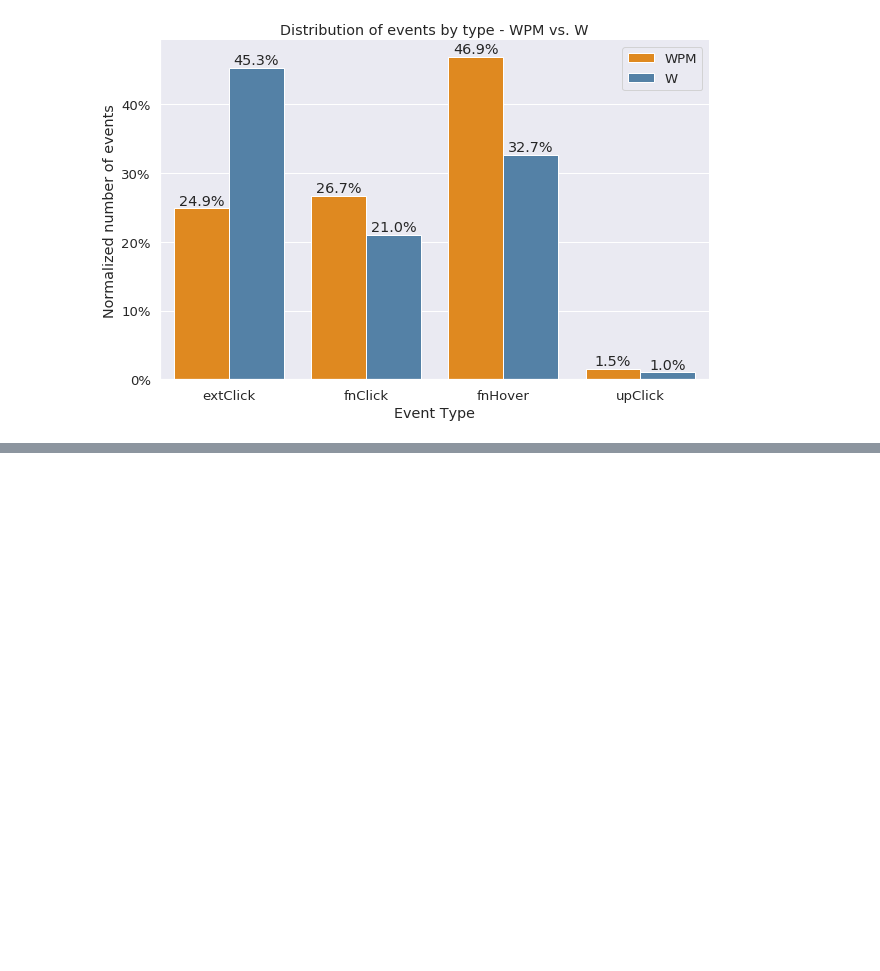
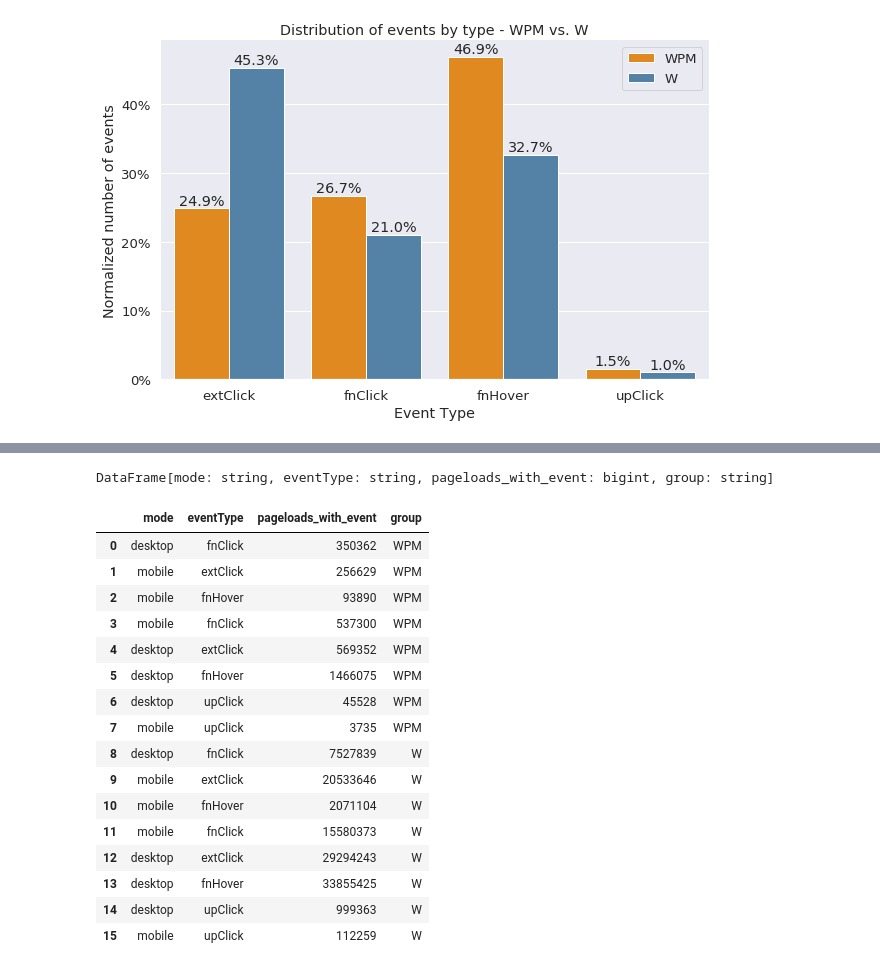
Before and after one commit to elifesciences-publications/wiki-citation-usage, a Jupyter notebook: notebooks/events--overview.ipynb, the cells around one changed output, grey strips where cells are left out. Drawn from its saved outputs; the diff is of its cells as text; code cells hidden in the pictures; blank space fills up the shorter version.

```diff
--- a/notebooks/events--overview.ipynb
+++ b/notebooks/events--overview.ipynb
@@ -351,0 +391,55 @@ plt.savefig("events_distribution.pdf")
+# %%
+wpm_events_query = """
+SELECT mode, action AS eventType, COUNT(*) count
+FROM citationusage
+WHERE wiki = 'enwiki'
+AND page_id IN (SELECT page_id FROM ryanmax.population_wpm_pages_with_extlinks)
+{}
+AND day = {}
+AND month = {}
+AND year = {}
+AND useragent_is_bot = FALSE
+GROUP BY mode, action
+"""
+
+wpm_events_rdd = sc.emptyRDD()
+for d in daterange(start_date, end_date):
+    dt = date_to_dt(d)
+    daily_wpm_events = spark.sql(
+        wpm_events_query.format(event_exclusion_sql, d.day, d.month, d.year))
+    wpm_events_rdd = wpm_events_rdd.union(daily_wpm_events.rdd)
+
+wpm_events_merged = sqlContext.createDataFrame(wpm_events_rdd)
+
+wpm_events_merged.registerTempTable("wpm_events_merged")
+merge_events_query = """
+SELECT mode, eventType, SUM(count) as pageloads_with_event, 'WPM' as group
+FROM wpm_events_merged
+GROUP BY mode, eventType
+"""
+
+wpm_events = spark.sql(merge_events_query)
+wpm_events
+# %% [output]
+DataFrame[mode: string, eventType: string, pageloads_with_event: bigint, group: string]
+# %%
+all_events = wpm_events.union(w_events).toPandas()
+all_events
+# %% [output]
+|  | mode | eventType | pageloads_with_event | group |
+| 0 | desktop | fnClick | 350362 | WPM |
+| 1 | mobile | extClick | 256629 | WPM |
+| 2 | mobile | fnHover | 93890 | WPM |
+| 3 | mobile | fnClick | 537300 | WPM |
+| 4 | desktop | extClick | 569352 | WPM |
+| 5 | desktop | fnHover | 1466075 | WPM |
+| 6 | desktop | upClick | 45528 | WPM |
+| 7 | mobile | upClick | 3735 | WPM |
+| 8 | desktop | fnClick | 7527839 | W |
+| 9 | mobile | extClick | 20533646 | W |
+| 10 | mobile | fnHover | 2071104 | W |
+| 11 | mobile | fnClick | 15580373 | W |
+| 12 | desktop | extClick | 29294243 | W |
+| 13 | desktop | fnHover | 33855425 | W |
+| 14 | desktop | upClick | 999363 | W |
+| 15 | mobile | upClick | 112259 | W |
```
Also changed, not shown: parts of 9 cells of this notebook, 3 other files.
